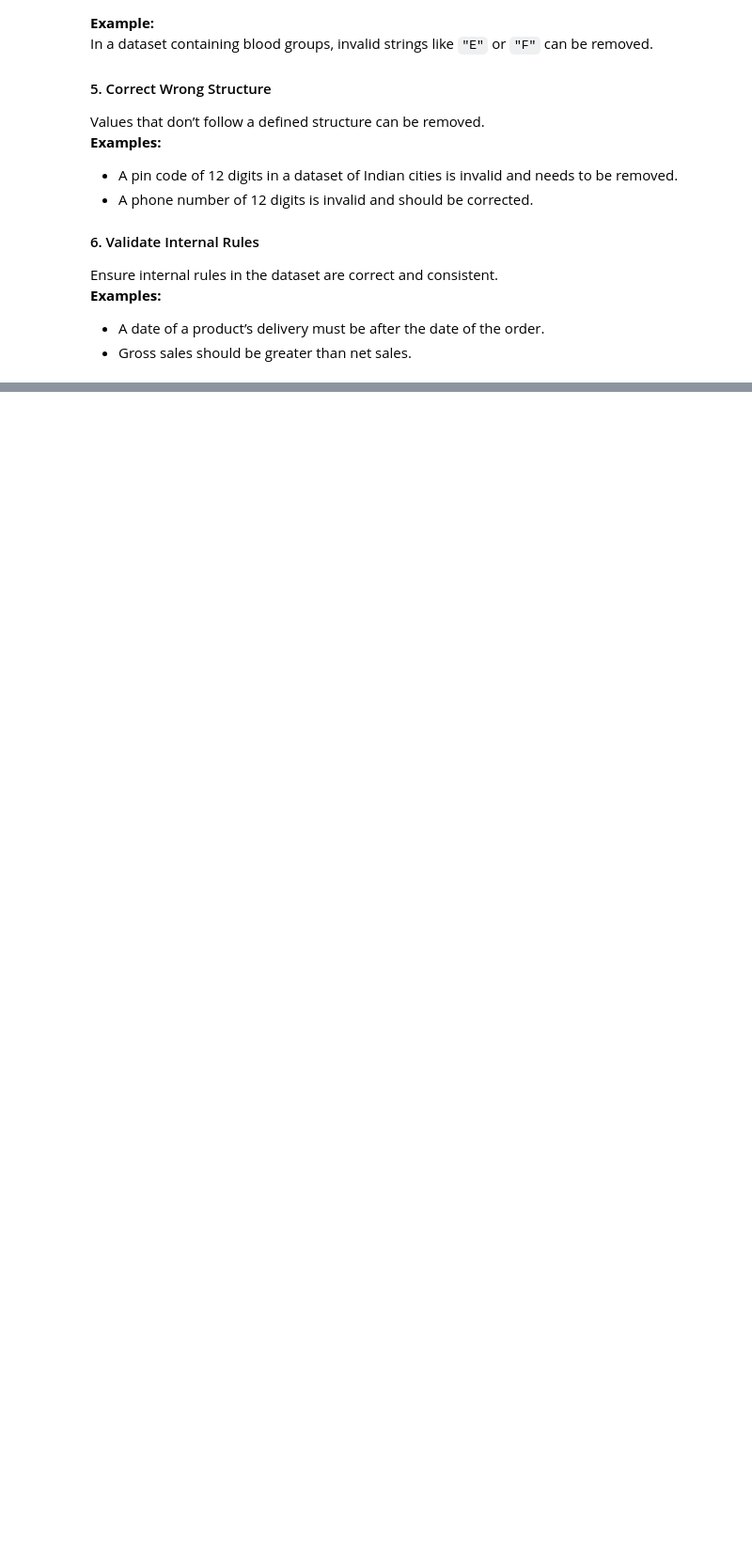
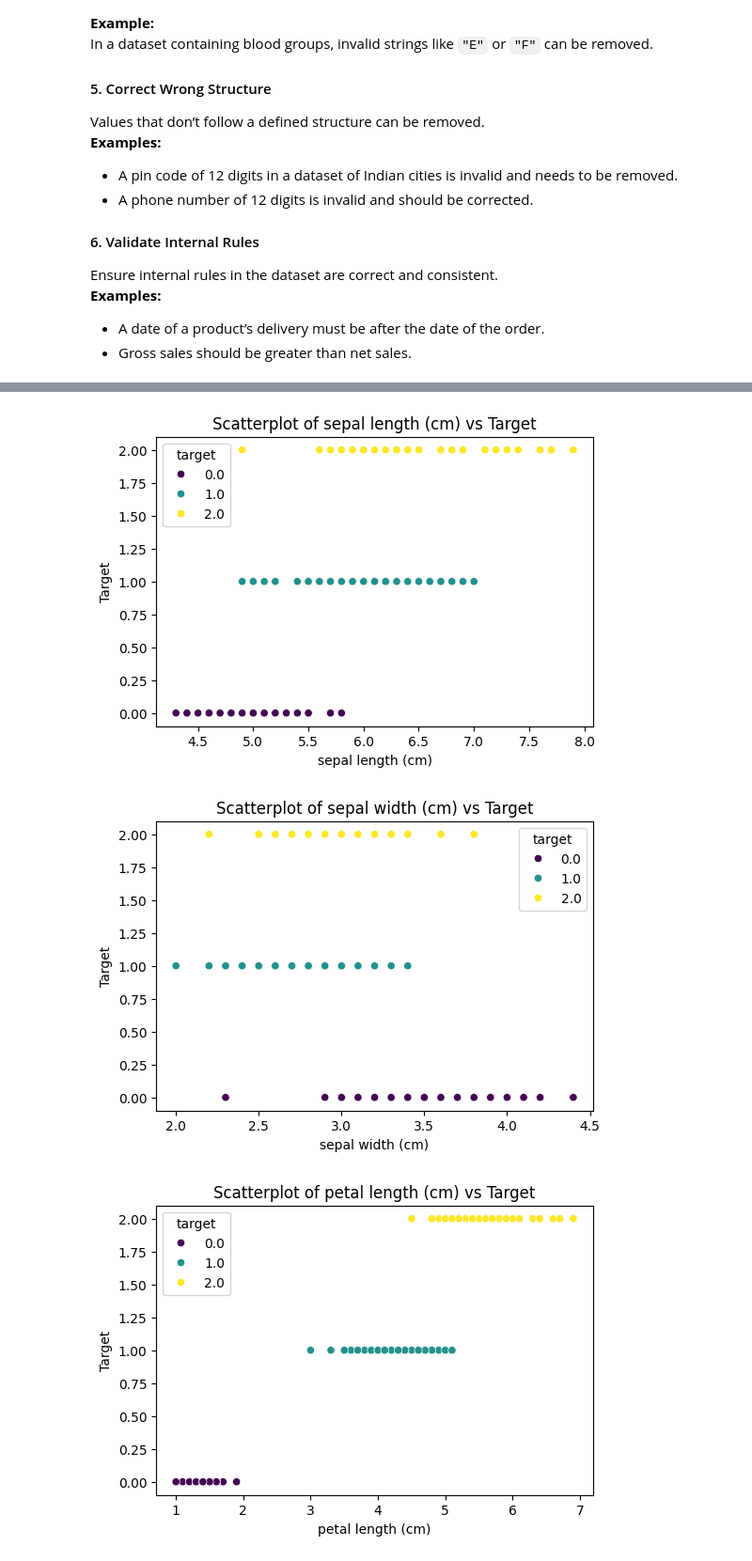
Before and after one commit to svenkatlata/Machine_Learning_Revision_Notes, a Jupyter notebook: Exploratory_Data_Analysis.ipynb, the cells around one changed output, grey strips where cells are left out. Shown at 94% size. Drawn from its saved outputs; the diff is of its cells as text; code cells hidden in the pictures; blank space fills up the shorter version.

```diff
--- a/Exploratory_Data_Analysis.ipynb
+++ b/Exploratory_Data_Analysis.ipynb
@@ -130,0 +209,14 @@ Ensure internal rules in the dataset are correct and consistent.
+# %%
+## Bivariate Analysis
+# Scatterplots for each feature against the target
+for col in iris['feature_names']:
+    plt.figure(figsize=(6, 4))
+    sns.scatterplot(x=col, y='target', data=data, hue='target', palette='viridis')
+    plt.title(f'Scatterplot of {col} vs Target')
+    plt.xlabel(col)
+    plt.ylabel('Target')
+    plt.show()
+# %% [output]
+[figure, added]
+[figure, added]
+[figure, added]
```
Also changed, not shown: parts of 15 cells of this notebook.
